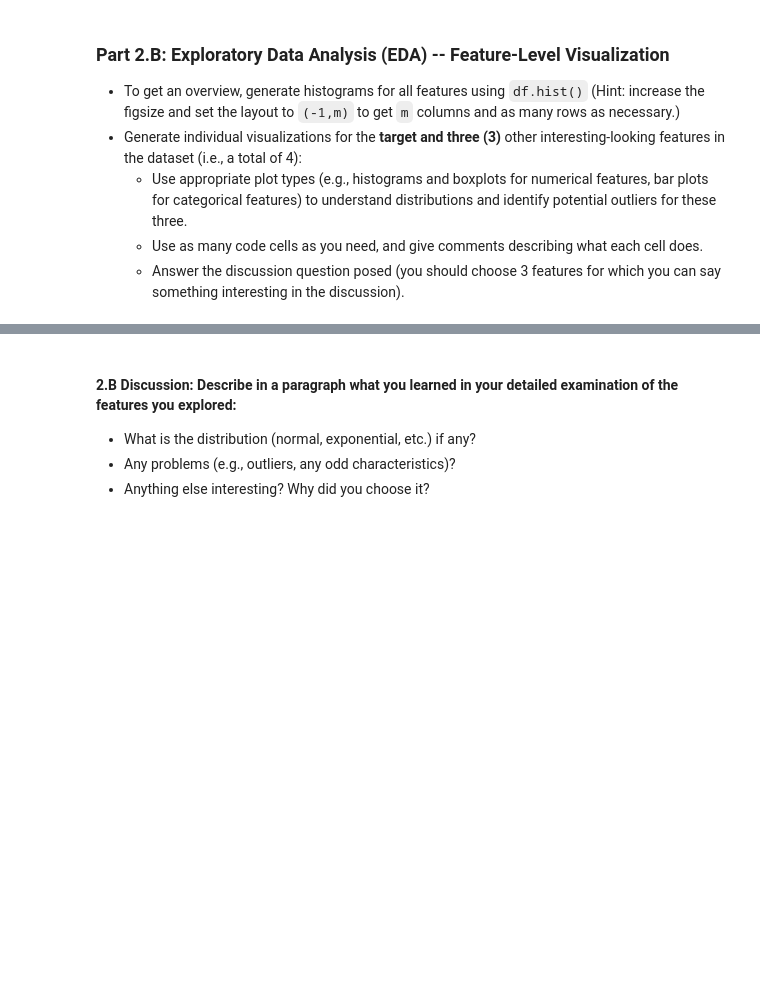
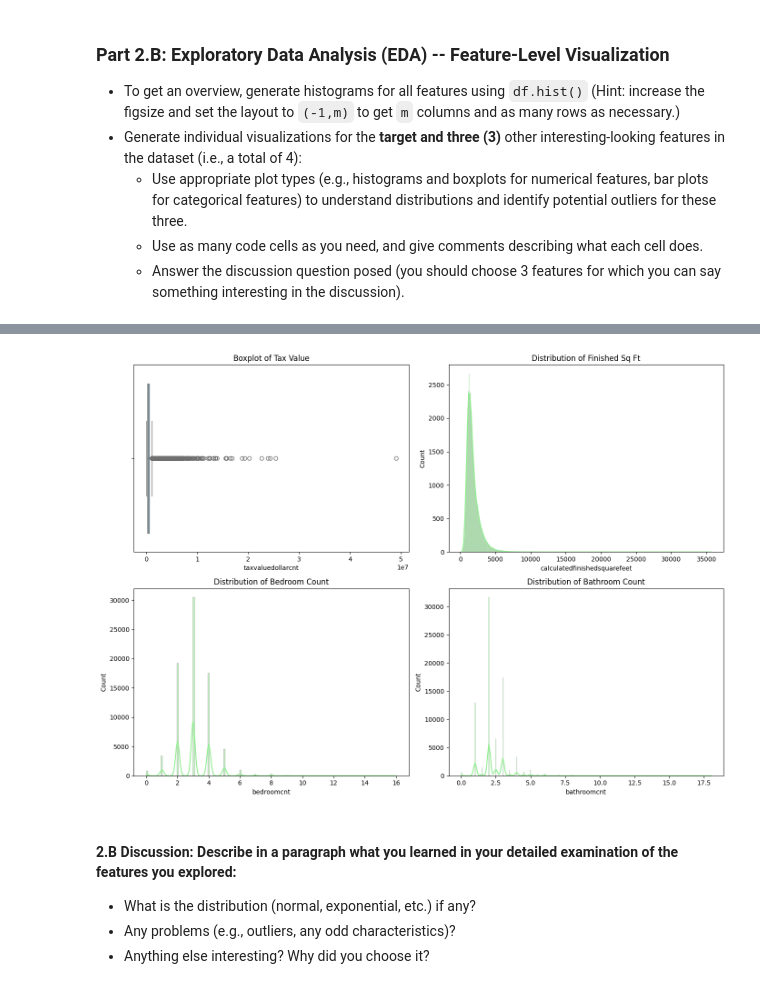
Before and after one commit to ndumay/Module3Assignments2-Final, a Jupyter notebook: Mod3-Milestone1/Milestone_01.ipynb, the cells around one changed output, grey strips where cells are left out. Saved outputs shown, nothing was run; the diff lists cells and outputs as text; code cells hidden in the pictures; blank space fills up the shorter version.

```diff
--- a/Mod3-Milestone1/Milestone_01.ipynb
+++ b/Mod3-Milestone1/Milestone_01.ipynb
@@ -252,0 +357,21 @@ Hint: Just use `.head()`, `.info()`, and `.nunique()`.
+# %%
+# Focused distribution plots for target and key predictors
+fig, axes = plt.subplots(2, 2, figsize=(14, 10))
+
+# Target: Tax Value
+sns.boxplot(x=df["taxvaluedollarcnt"], ax=axes[0, 0], color="skyblue")
+axes[0, 0].set_title("Boxplot of Tax Value")
+
+# Feature distributions
+key_features = ["calculatedfinishedsquarefeet", "bedroomcnt", "bathroomcnt"]
+titles = ["Finished Sq Ft", "Bedroom Count", "Bathroom Count"]
+
+for i, feature in enumerate(key_features):
+    row, col = divmod(i + 1, 2)  # starts at (0, 1)
+    sns.histplot(df[feature], kde=True, ax=axes[row, col], color="lightgreen")
+    axes[row, col].set_title(f"Distribution of {titles[i]}")
+
+plt.tight_layout()
+plt.show()
+# %% [output]
+[figure, added]
```
Also changed, not shown: parts of 25 cells of this notebook.
